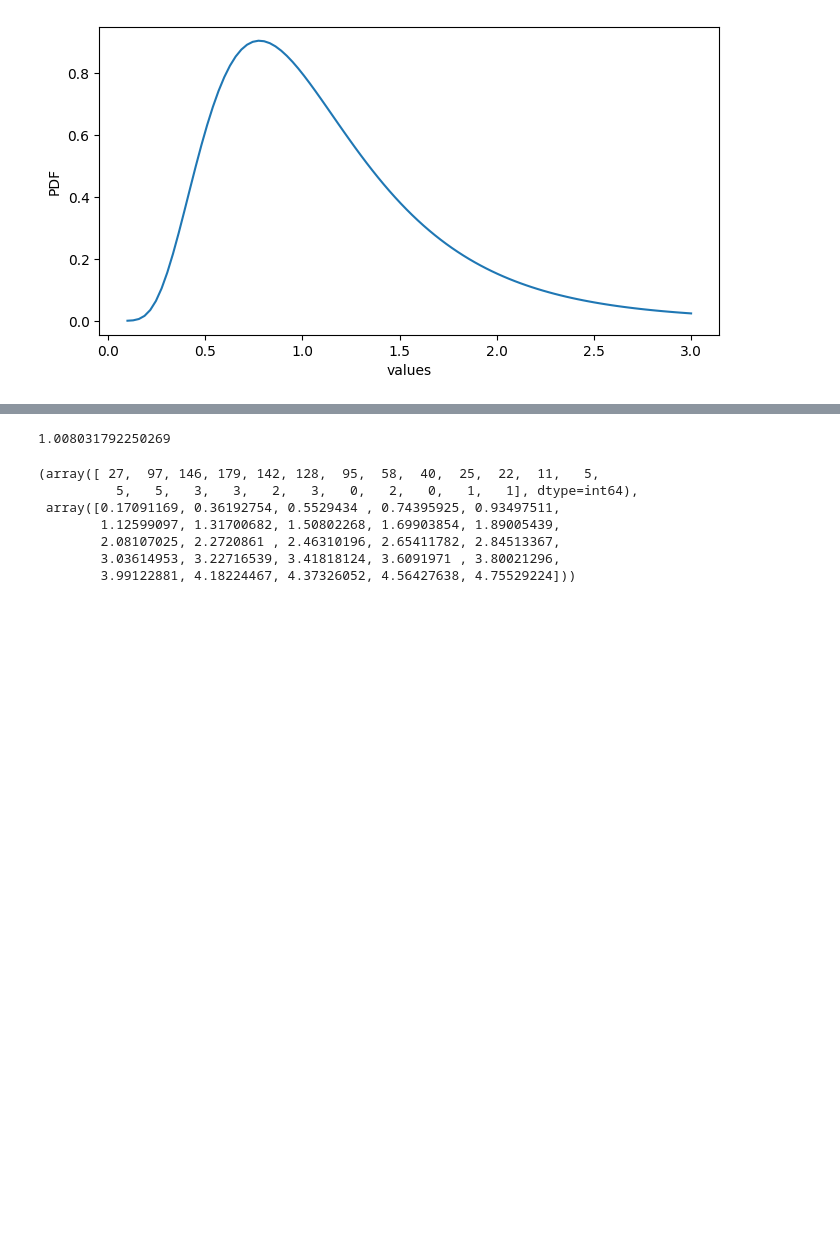
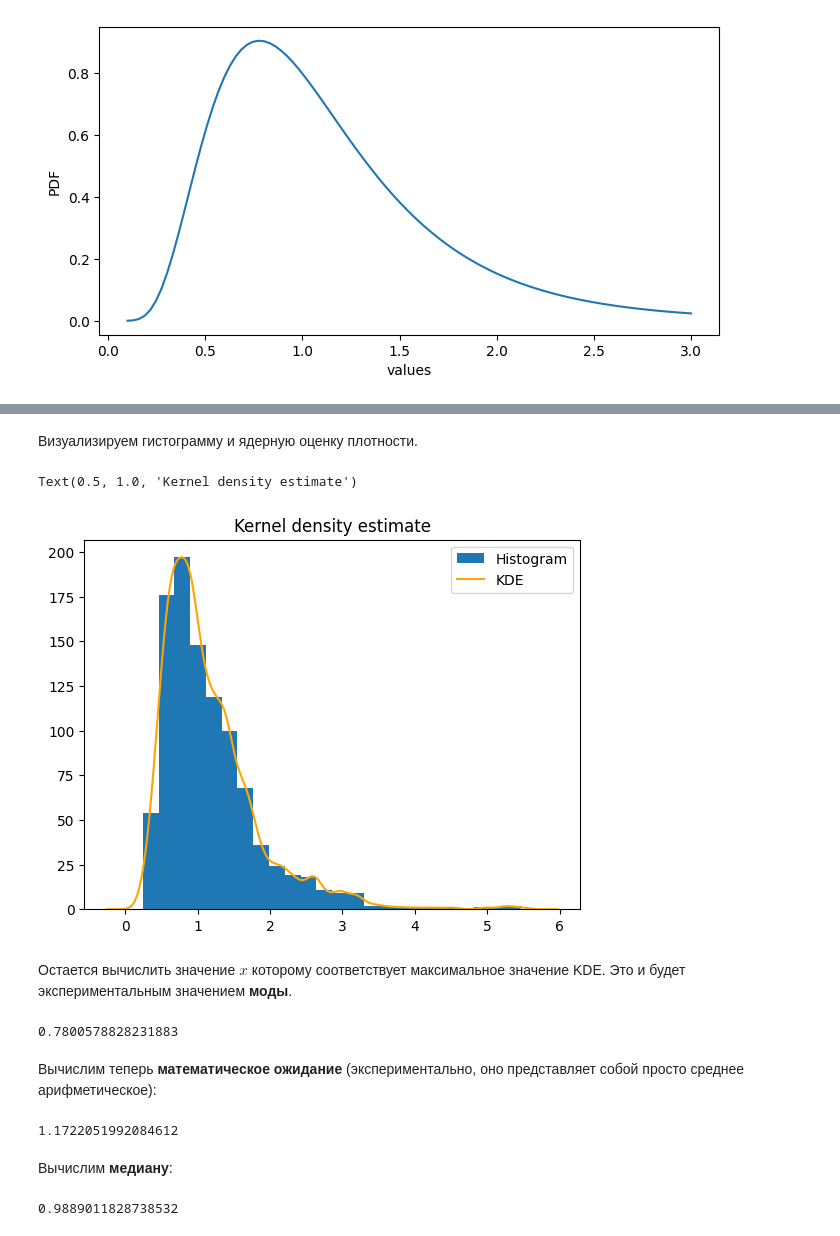
Before and after one commit to ordevoir/Mathematics, a Jupyter notebook: PT_RV_base.ipynb, the cells around one changed output, grey strips where cells are left out. Cells and saved outputs as stored; diff of their text form; code cells hidden in the pictures; blank space fills up the shorter version.

```diff
--- a/PT_RV_base.ipynb
+++ b/PT_RV_base.ipynb
@@ -355,5 +355,50 @@ array([0.90404475], dtype=float32)
+# %%
+def gaussian_kernel(x):
+    return np.exp(-(x**2) / 2) / np.sqrt(2 * np.pi)
+
+def gaussian_kernel_h(x, h):
+    return gaussian_kernel(x/h) / h
+
+def get_kde(x, data, kernel, h=0.1):
+    s = np.sum(kernel(data - x, h))
+    return s / len(data)
+# %% [markdown]
+Визуализируем гистограмму и ядерную оценку плотности.
+# %%
+space = np.linspace(data.min()-0.5, data.max()+0.5, 1000)
+kde = np.zeros(len(space))
+for i in range(len(space)):
+    kde[i] = get_kde(space[i], data, gaussian_kernel_h)
+
+hist, bins = np.histogram(data, bins=24)
+scaler =  hist.max() / kde.max()
+
+plt.hist(data, bins=bins, label="Histogram")
+plt.plot(space, kde*scaler, color='orange', label='KDE')
+plt.legend()
+plt.title("Kernel density estimate")
+# %% [output]
+Text(0.5, 1.0, 'Kernel density estimate')
+[figure, added]
+# %% [markdown]
+Остается вычислить значение $x$ которому соответствует максимальное значение KDE. Это и будет экспериментальным значением **моды**.
+# %%
+index = np.argmax(kde)
+mode = space[index]
+mode
+# %% [output]
+0.7800578828231883
+# %% [markdown]
+Вычислим теперь **математическое ожидание** (экспериментально, оно представляет собой просто среднее арифметическое):
+# %%
+mean = data.mean()
+mean
+# %% [output]
+1.1722051992084612
+# %% [markdown]
+Вычислим **медиану**:
 # %%
-ordered = np.sort(ln_sample, kind='mergesort')
+ordered = np.sort(data, kind='mergesort')
 
 n = len(ordered)
 
@@ -364,14 +409,4 @@ else:
 
 median
 # %% [output]
-1.008031792250269
+0.9889011828738532
-# %%
-np.histogram(ln_sample, 24)
-# %% [output]
-(array([ 27,  97, 146, 179, 142, 128,  95,  58,  40,  25,  22,  11,   5,
-          5,   5,   3,   3,   2,   3,   0,   2,   0,   1,   1], dtype=int64),
- array([0.17091169, 0.36192754, 0.5529434 , 0.74395925, 0.93497511,
-        1.12599097, 1.31700682, 1.50802268, 1.69903854, 1.89005439,
-        2.08107025, 2.2720861 , 2.46310196, 2.65411782, 2.84513367,
-        3.03614953, 3.22716539, 3.41818124, 3.6091971 , 3.80021296,
-        3.99122881, 4.18224467, 4.37326052, 4.56427638, 4.75529224]))
```
Also changed, not shown: parts of 22 cells of this notebook.
